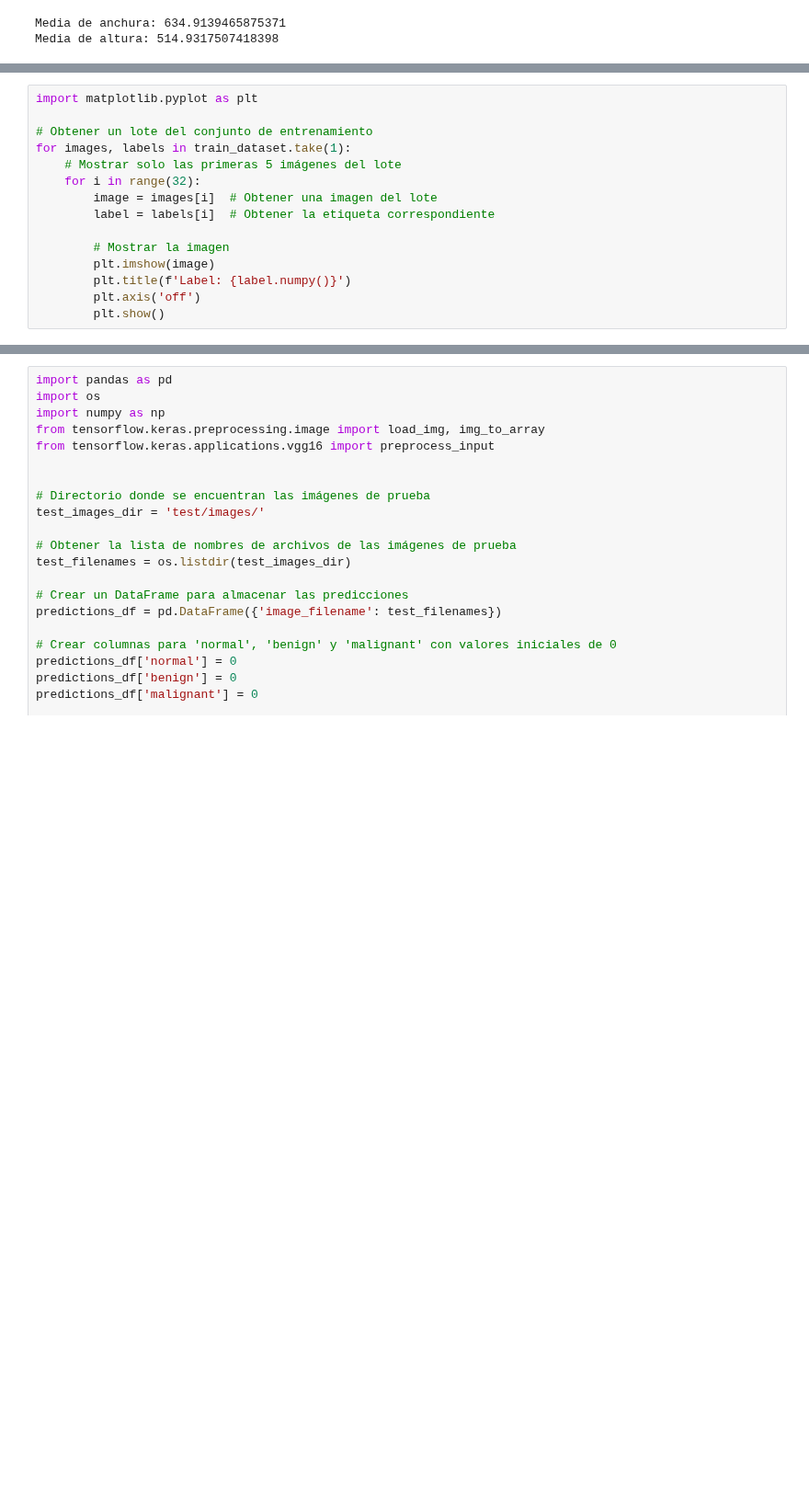
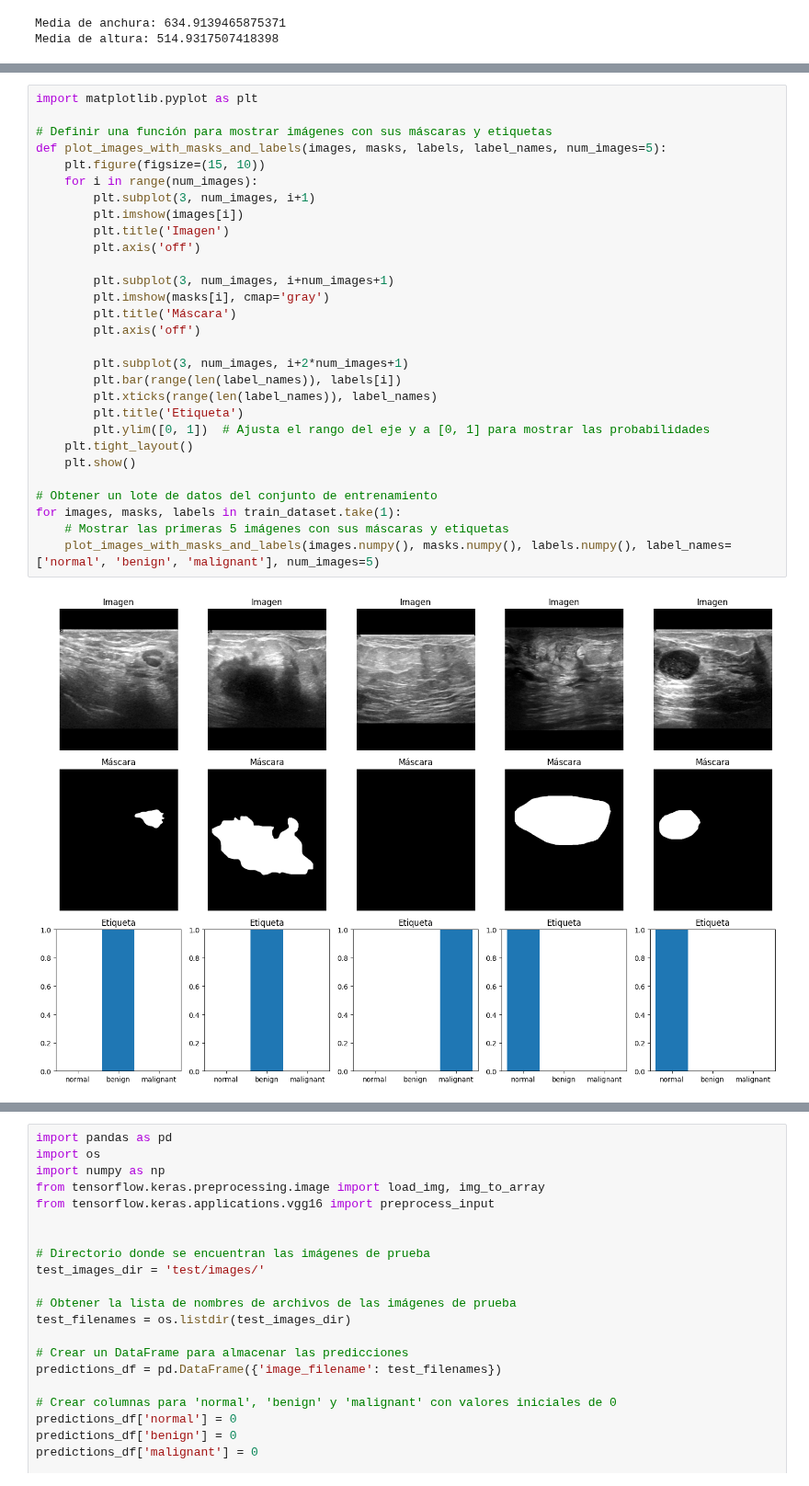
Before and after one commit to 288756/VisArtificial, a Jupyter notebook: Miniproyecto.ipynb, the cells around one changed output, grey strips where cells are left out. Shown at 92% size. Saved outputs shown, nothing was run; the diff lists cells and outputs as text; blank space fills up the shorter version.

```diff
--- a/Miniproyecto.ipynb
+++ b/Miniproyecto.ipynb
@@ -163,15 +144,0 @@ print(f'Número de lotes del conjunto de test: {len(test_dataset)}')
-# %%
-import matplotlib.pyplot as plt
-
-# Obtener un lote del conjunto de entrenamiento
-for images, labels in train_dataset.take(1):
-    # Mostrar solo las primeras 5 imágenes del lote
-    for i in range(32):
-        image = images[i]  # Obtener una imagen del lote
-        label = labels[i]  # Obtener la etiqueta correspondiente
-
-        # Mostrar la imagen
-        plt.imshow(image)
-        plt.title(f'Label: {label.numpy()}')
-        plt.axis('off')
-        plt.show()
@@ -191,0 +145,31 @@ for images, labels in train_dataset.take(1):
+# %%
+import matplotlib.pyplot as plt
+
+# Definir una función para mostrar imágenes con sus máscaras y etiquetas
+def plot_images_with_masks_and_labels(images, masks, labels, label_names, num_images=5):
+    plt.figure(figsize=(15, 10))
+    for i in range(num_images):
+        plt.subplot(3, num_images, i+1)
+        plt.imshow(images[i])
+        plt.title('Imagen')
+        plt.axis('off')
+
+        plt.subplot(3, num_images, i+num_images+1)
+        plt.imshow(masks[i], cmap='gray')
+        plt.title('Máscara')
+        plt.axis('off')
+
+        plt.subplot(3, num_images, i+2*num_images+1)
+        plt.bar(range(len(label_names)), labels[i])
+        plt.xticks(range(len(label_names)), label_names)
+        plt.title('Etiqueta')
+        plt.ylim([0, 1])  # Ajusta el rango del eje y a [0, 1] para mostrar las probabilidades
+    plt.tight_layout()
+    plt.show()
+
+# Obtener un lote de datos del conjunto de entrenamiento
+for images, masks, labels in train_dataset.take(1):
+    # Mostrar las primeras 5 imágenes con sus máscaras y etiquetas
+    plot_images_with_masks_and_labels(images.numpy(), masks.numpy(), labels.numpy(), label_names=['normal', 'benign', 'malignant'], num_images=5)
+# %% [output]
+[figure, added]
```
Also changed, not shown: parts of 7 cells of this notebook.
